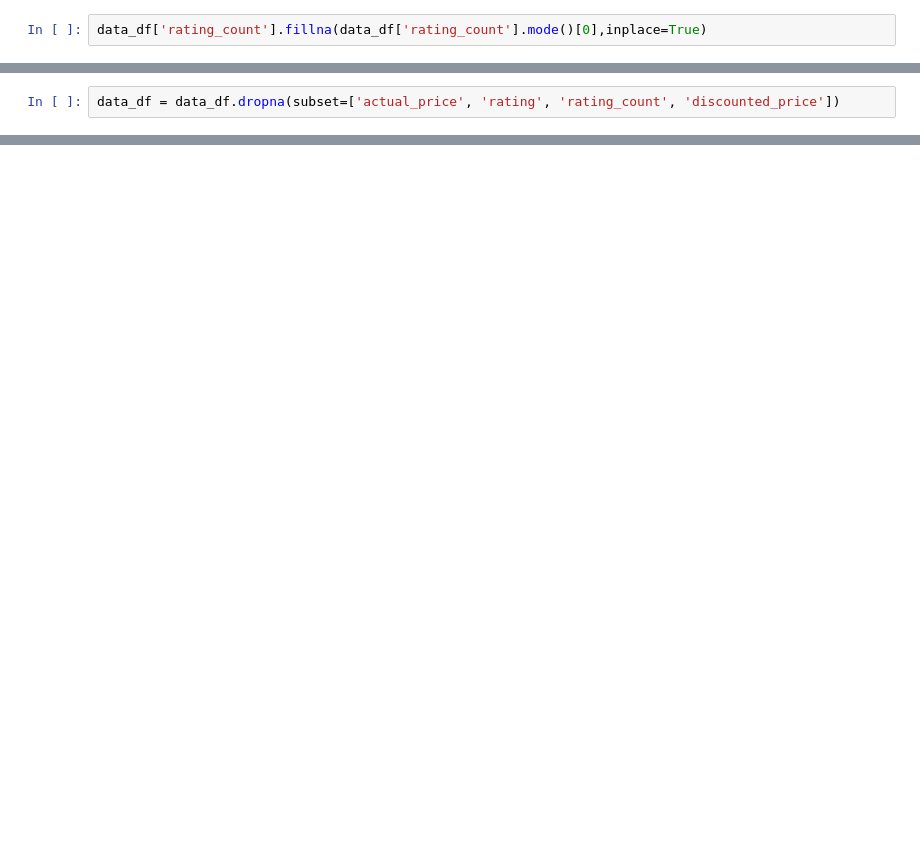
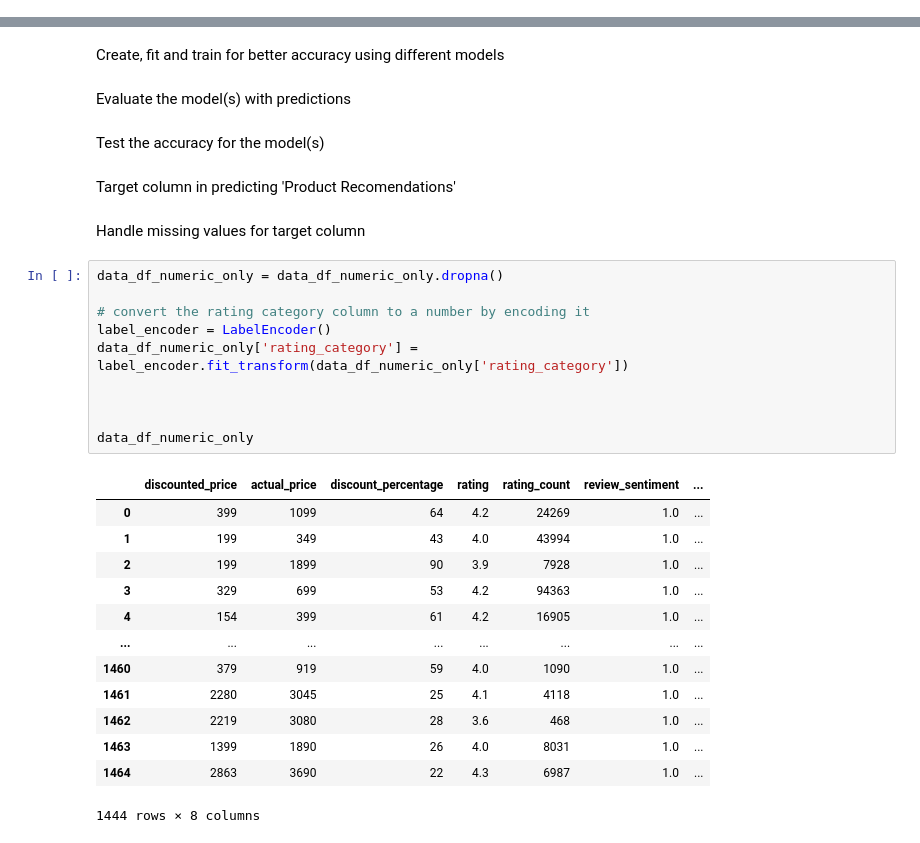
Before and after one commit to godzown82/FBA_product_recomendations, a Jupyter notebook: dataPreprocessing.ipynb, the cells around one changed output, grey strips where cells are left out. Saved outputs shown, nothing was run; the diff lists cells and outputs as text; blank space fills up the shorter version.

```diff
--- a/dataPreprocessing.ipynb
+++ b/dataPreprocessing.ipynb
@@ -368,2 +78,0 @@ Cross Validation Results Mean: 0.922501157211794
-# %%
-data_df['rating_count'].fillna(data_df['rating_count'].mode()[0],inplace=True)
@@ -415,2 +78,0 @@ R2 Score: 0.7916561484713929
-# %%
-data_df = data_df.dropna(subset=['actual_price', 'rating', 'rating_count', 'discounted_price'])
@@ -506,0 +223,34 @@ strong multicollinearity or other numerical problems.
+# %% [markdown]
+Create, fit and train for better accuracy using different models
+# %% [markdown]
+Evaluate the model(s) with predictions
+# %% [markdown]
+Test the accuracy for the model(s)
+# %% [markdown]
+Target column in predicting 'Product Recomendations'
+# %% [markdown]
+Handle missing values for target column
+# %%
+data_df_numeric_only = data_df_numeric_only.dropna()
+
+# convert the rating category column to a number by encoding it
+label_encoder = LabelEncoder()
+data_df_numeric_only['rating_category'] = label_encoder.fit_transform(data_df_numeric_only['rating_category'])
+
+
+
+data_df_numeric_only
+# %% [output]
+|  | discounted_price | actual_price | discount_percentage | rating | rating_count | review_sentiment | ... |
+| 0 | 399 | 1099 | 64 | 4.2 | 24269 | 1.0 | ... |
+| 1 | 199 | 349 | 43 | 4.0 | 43994 | 1.0 | ... |
+| 2 | 199 | 1899 | 90 | 3.9 | 7928 | 1.0 | ... |
+| 3 | 329 | 699 | 53 | 4.2 | 94363 | 1.0 | ... |
+| 4 | 154 | 399 | 61 | 4.2 | 16905 | 1.0 | ... |
+| ... | ... | ... | ... | ... | ... | ... | ... |
+| 1460 | 379 | 919 | 59 | 4.0 | 1090 | 1.0 | ... |
+| 1461 | 2280 | 3045 | 25 | 4.1 | 4118 | 1.0 | ... |
+| 1462 | 2219 | 3080 | 28 | 3.6 | 468 | 1.0 | ... |
+| 1463 | 1399 | 1890 | 26 | 4.0 | 8031 | 1.0 | ... |
+| 1464 | 2863 | 3690 | 22 | 4.3 | 6987 | 1.0 | ... |
+1444 rows × 8 columns
```
Also changed, not shown: parts of 87 cells of this notebook.
